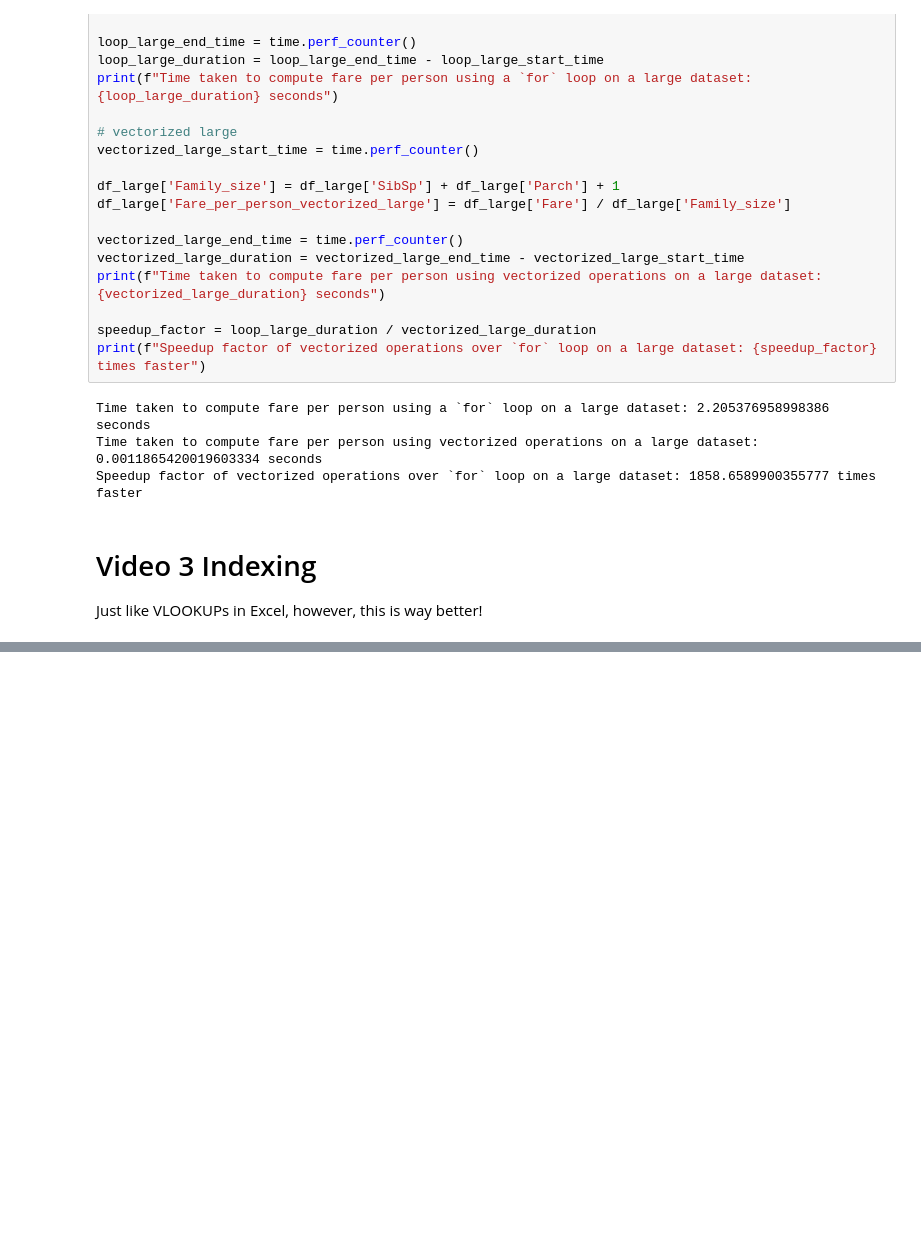
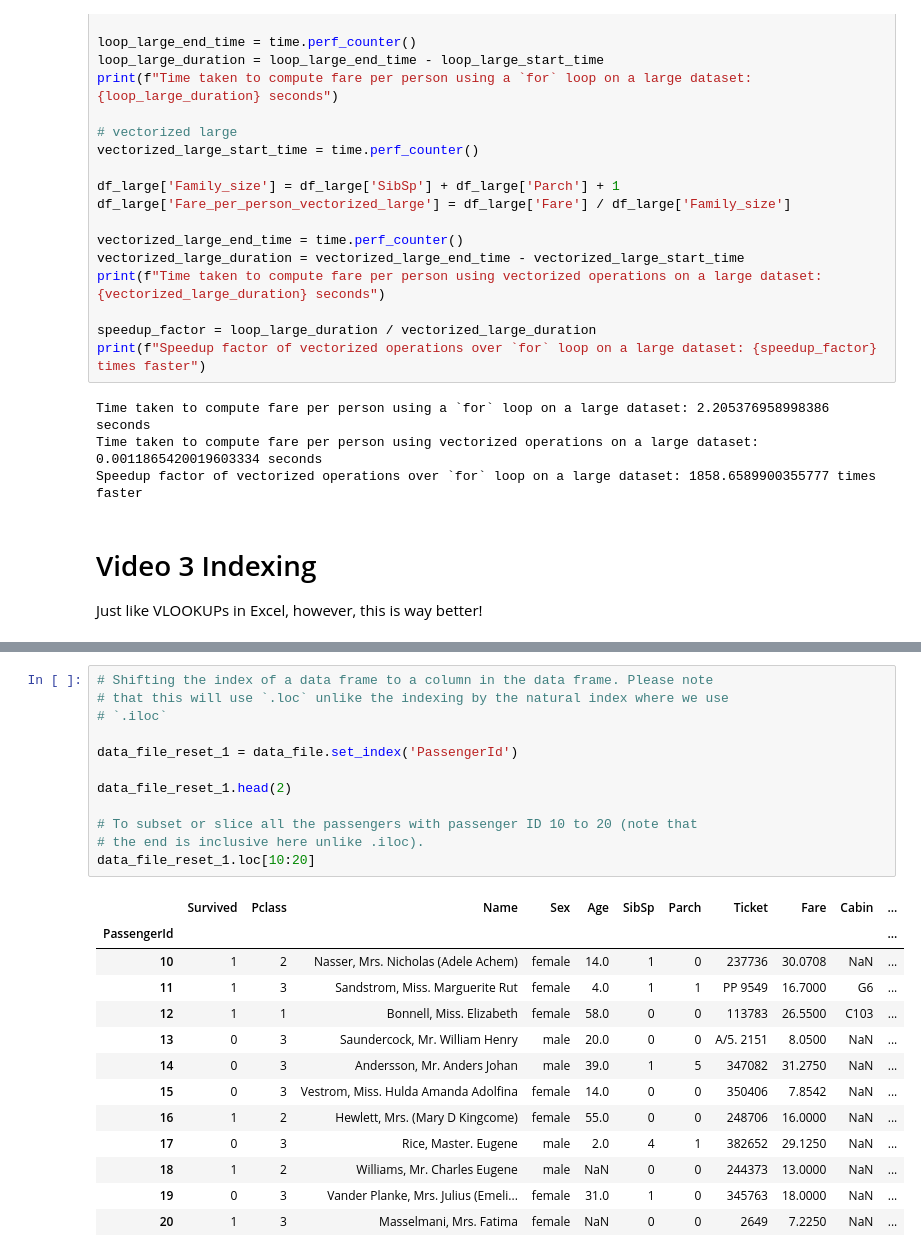
Before and after one commit to jyoti-bhogal/pretty-powerful-pandas, a Jupyter notebook: code.ipynb, the cells around one changed output, grey strips where cells are left out. Saved outputs shown, nothing was run; the diff lists cells and outputs as text; blank space fills up the shorter version.

Commit message:
all indexing code exercises #3

```diff
--- a/code.ipynb
+++ b/code.ipynb
@@ -255,0 +335,26 @@ Just like VLOOKUPs in Excel, however, this is way better!
+# %%
+# Shifting the index of a data frame to a column in the data frame. Please note
+# that this will use `.loc` unlike the indexing by the natural index where we use
+# `.iloc`
+
+data_file_reset_1 = data_file.set_index('PassengerId')
+
+data_file_reset_1.head(2)
+
+# To subset or slice all the passengers with passenger ID 10 to 20 (note that
+# the end is inclusive here unlike .iloc).
+data_file_reset_1.loc[10:20]
+# %% [output]
+|  | Survived | Pclass | Name | Sex | Age | SibSp | Parch | Ticket | Fare | Cabin | ... |
+| PassengerId |  |  |  |  |  |  |  |  |  |  | ... |
+| 10 | 1 | 2 | Nasser, Mrs. Nicholas (Adele Achem) | female | 14.0 | 1 | 0 | 237736 | 30.0708 | NaN | ... |
+| 11 | 1 | 3 | Sandstrom, Miss. Marguerite Rut | female | 4.0 | 1 | 1 | PP 9549 | 16.7000 | G6 | ... |
+| 12 | 1 | 1 | Bonnell, Miss. Elizabeth | female | 58.0 | 0 | 0 | 113783 | 26.5500 | C103 | ... |
+| 13 | 0 | 3 | Saundercock, Mr. William Henry | male | 20.0 | 0 | 0 | A/5. 2151 | 8.0500 | NaN | ... |
+| 14 | 0 | 3 | Andersson, Mr. Anders Johan | male | 39.0 | 1 | 5 | 347082 | 31.2750 | NaN | ... |
+| 15 | 0 | 3 | Vestrom, Miss. Hulda Amanda Adolfina | female | 14.0 | 0 | 0 | 350406 | 7.8542 | NaN | ... |
+| 16 | 1 | 2 | Hewlett, Mrs. (Mary D Kingcome) | female | 55.0 | 0 | 0 | 248706 | 16.0000 | NaN | ... |
+| 17 | 0 | 3 | Rice, Master. Eugene | male | 2.0 | 4 | 1 | 382652 | 29.1250 | NaN | ... |
+| 18 | 1 | 2 | Williams, Mr. Charles Eugene | male | NaN | 0 | 0 | 244373 | 13.0000 | NaN | ... |
+| 19 | 0 | 3 | Vander Planke, Mrs. Julius (Emeli... | female | 31.0 | 1 | 0 | 345763 | 18.0000 | NaN | ... |
+| 20 | 1 | 3 | Masselmani, Mrs. Fatima | female | NaN | 0 | 0 | 2649 | 7.2250 | NaN | ... |
```
Also changed, not shown: parts of 12 cells of this notebook.
